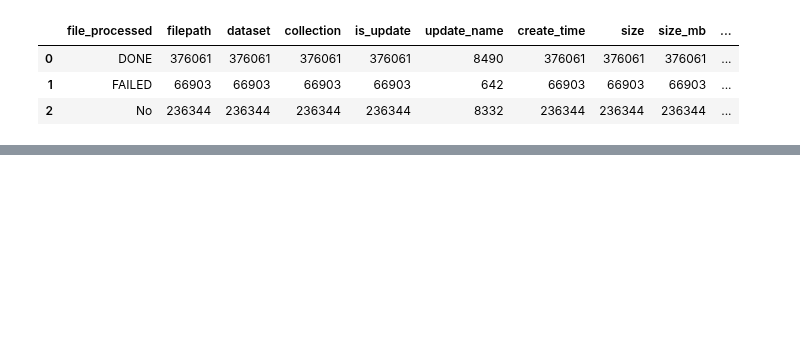
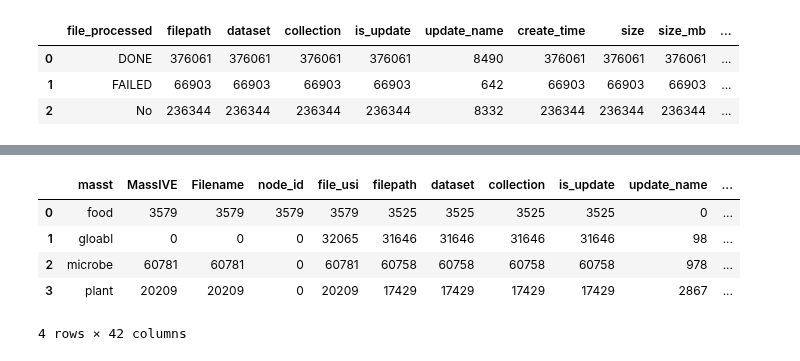
Before and after one commit to robinschmid/microbe_masst, a Jupyter notebook: code/masst_data_statistics.ipynb, the cells around one changed output, grey strips where cells are left out. Cells and saved outputs as stored; diff of their text form; code cells hidden in the pictures; blank space fills up the shorter version.

```diff
--- a/code/masst_data_statistics.ipynb
+++ b/code/masst_data_statistics.ipynb
@@ -148,0 +182,9 @@ file_stats.groupby("file_processed").count().reset_index()
+# %%
+all_masst.groupby("masst").count().reset_index()
+# %% [output]
+|  | masst | MassIVE | Filename | node_id | file_usi | filepath | dataset | collection | is_update | update_name | ... |
+| 0 | food | 3579 | 3579 | 3579 | 3579 | 3525 | 3525 | 3525 | 3525 | 0 | ... |
+| 1 | gloabl | 0 | 0 | 0 | 32065 | 31646 | 31646 | 31646 | 31646 | 98 | ... |
+| 2 | microbe | 60781 | 60781 | 0 | 60781 | 60758 | 60758 | 60758 | 60758 | 978 | ... |
+| 3 | plant | 20209 | 20209 | 0 | 20209 | 17429 | 17429 | 17429 | 17429 | 2867 | ... |
+4 rows × 42 columns
```
Also changed, not shown: parts of 13 cells of this notebook, 4 other files.
